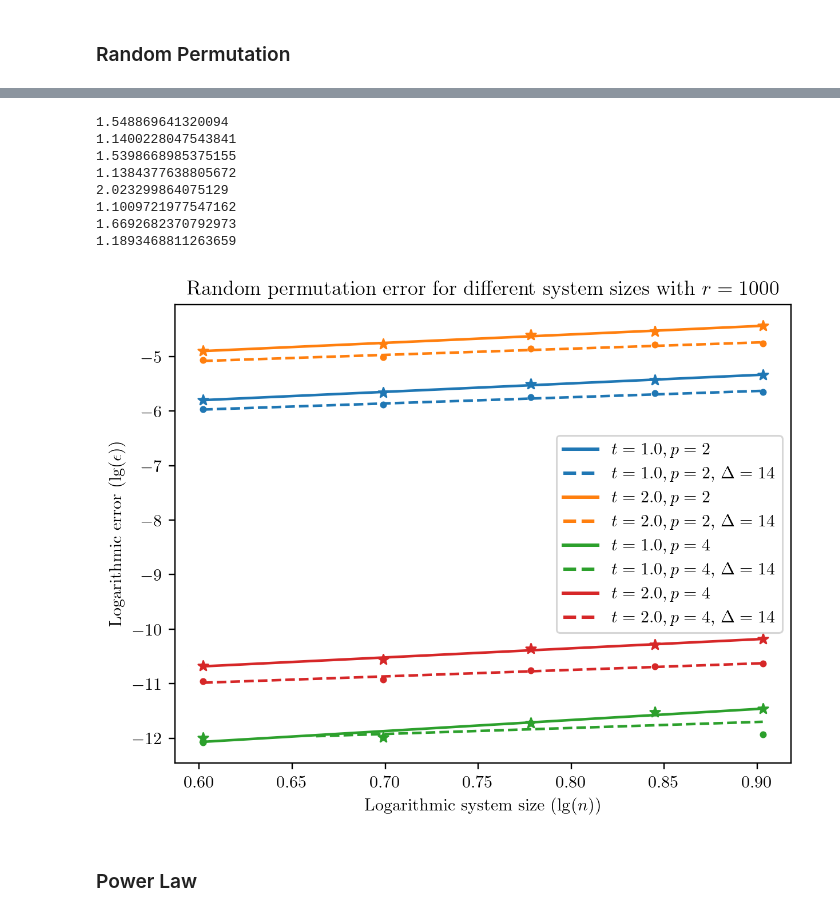
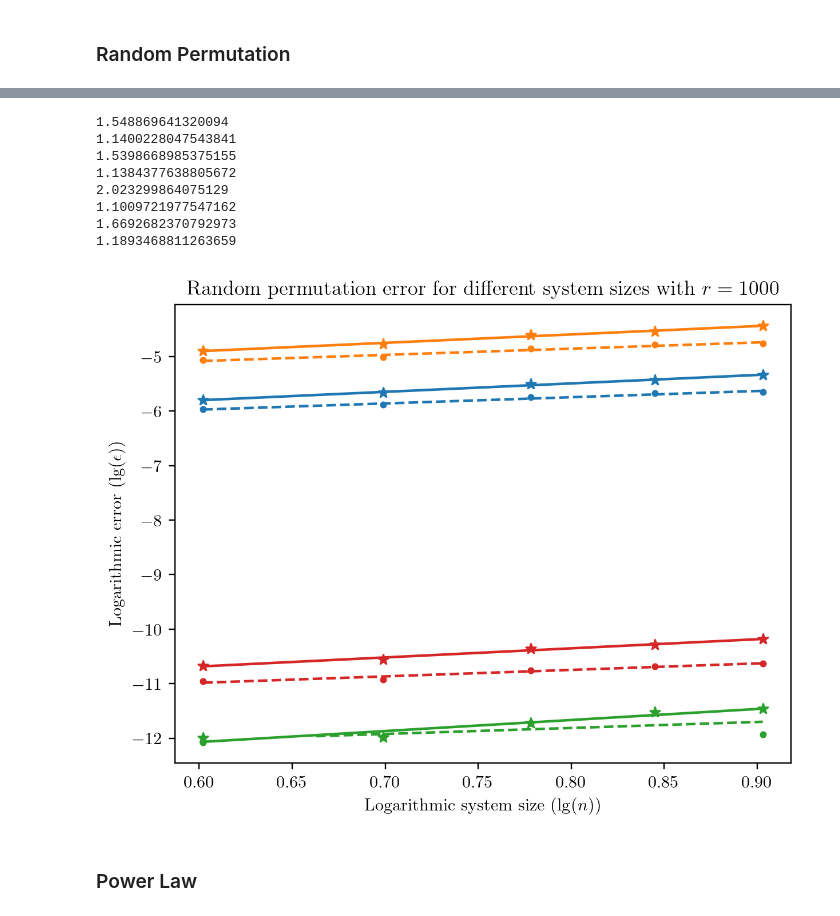
Before and after one commit to Qubit-Fernand/Digital-Quantum-Simulation, a Jupyter notebook: Figure/Plotting.ipynb, the cells around one changed output, grey strips where cells are left out. Drawn from its saved outputs; the diff is of its cells as text; code cells hidden in the pictures.

```diff
--- a/Figure/Plotting.ipynb
+++ b/Figure/Plotting.ipynb
@@ -453,32 +453,32 @@ ax.scatter(step_number, p_4_1, marker = '*', color = '#2ca02c')
 ax.plot(step_number_new, poly_p_4_1(step_number_new), color = '#2ca02c', linestyle = '-', label='$t=1.0, p=4$')
 
 ax.scatter(step_number, p_4_1_Delta, marker ='.', color = '#2ca02c')
 ax.plot(step_number_new[20:], poly_p_4_1_Delta(step_number_new)[20:], color = '#2ca02c', linestyle = '--', label='$t=1.0, p=4$, $\Delta = {Delta}$'.format(Delta = Delta))
 
 ax.scatter(step_number, p_4_2, marker = '*', color = '#d62728')
 ax.plot(step_number_new, poly_p_4_2(step_number_new), color = '#d62728', linestyle = '-', label='$t=2.0, p=4$')
 
 ax.scatter(step_number, p_4_2_Delta, marker ='.', color = '#d62728')
 ax.plot(step_number_new, poly_p_4_2_Delta(step_number_new), color = '#d62728', linestyle = '--', label='$t=2.0, p=4$, $\Delta = {Delta}$'.format(Delta = Delta))
-ax.legend(handler_map={plt.Line2D: ColorLineStyleHandler()})
+# ax.legend(handler_map={plt.Line2D: ColorLineStyleHandler()})
 
 print(poly_p_2_1[1])
 print(poly_p_2_1_Delta[1])
 print(poly_p_2_2[1])
 print(poly_p_2_2_Delta[1])
 print(poly_p_4_1[1])
 print(poly_p_4_1_Delta[1])
 print(poly_p_4_2[1])
 print(poly_p_4_2_Delta[1])
 
 fig.savefig('Permutation-n.pdf', dpi=600, format='pdf')
 # %% [output]
 1.548869641320094
 1.1400228047543841
 1.5398668985375155
 1.1384377638805672
 2.023299864075129
 1.1009721977547162
 1.6692682370792973
 1.1893468811263659
-[figure, old version]
+[figure, new version]
```
Also changed, not shown: parts of 7 cells of this notebook, 8 other files.
